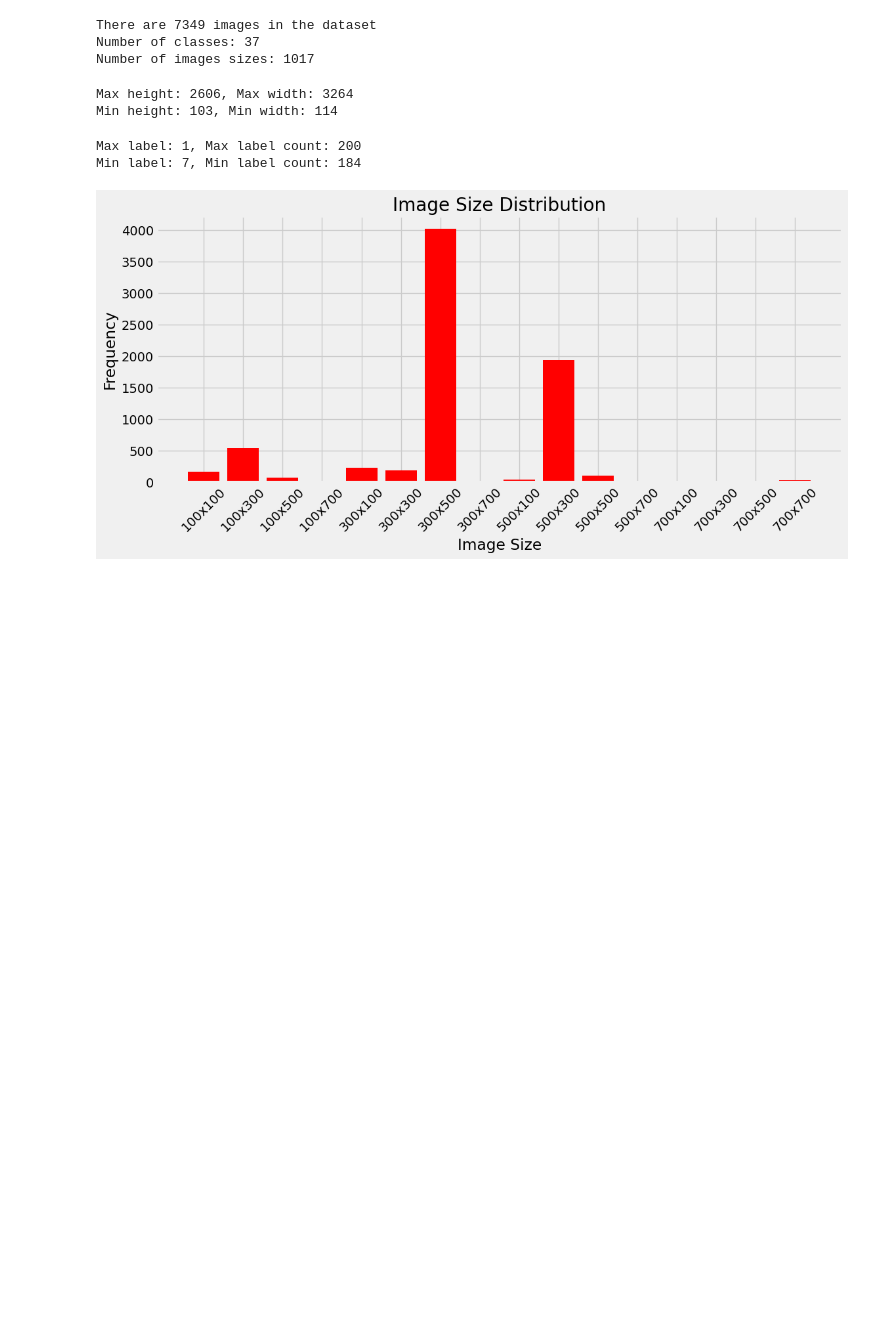
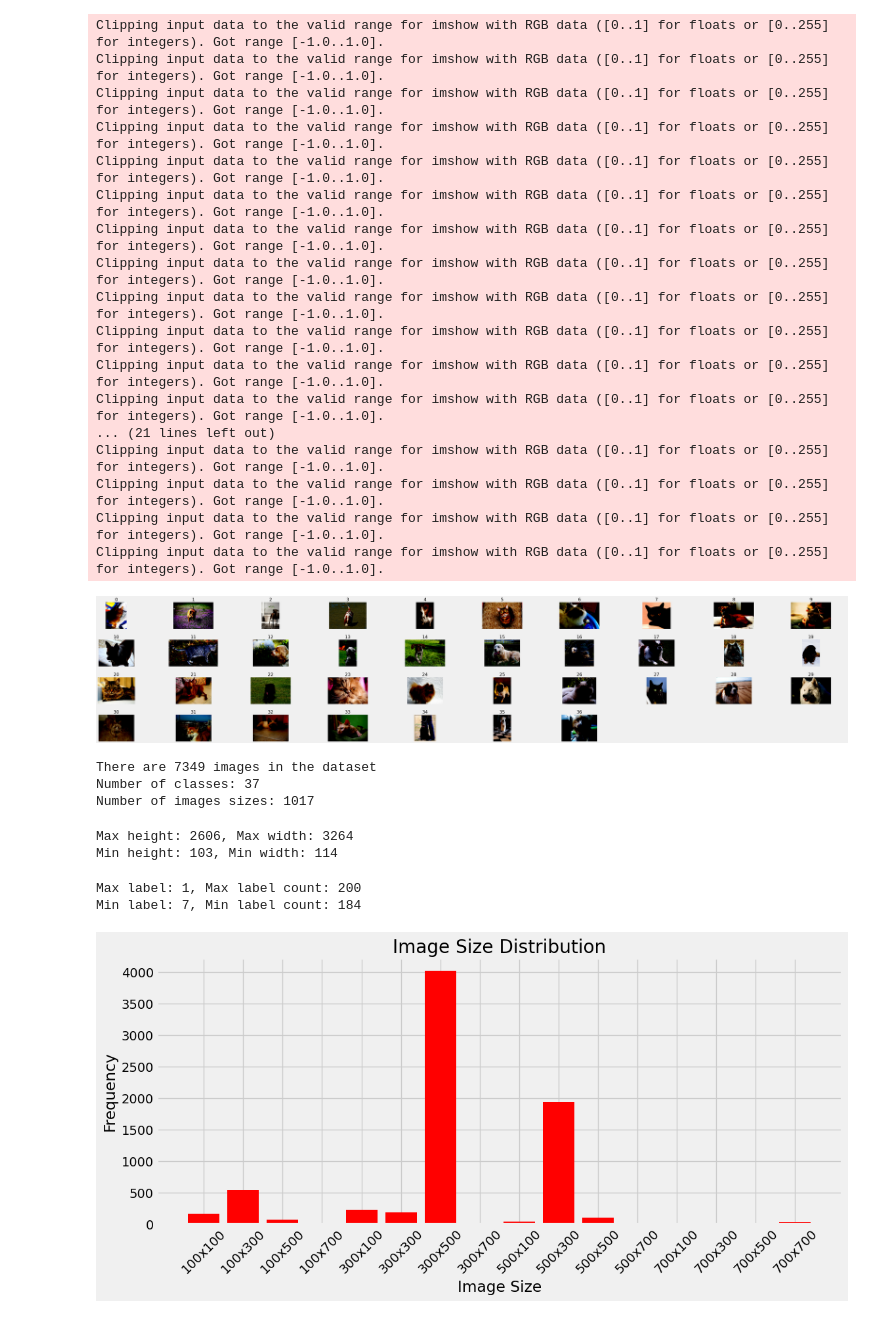
Before and after one commit to hun9008/AI_TeamProject_24FW-, a Jupyter notebook: EDA/eda.ipynb, the cells around one changed output. Cells and saved outputs as stored; diff of their text form; code cells hidden in the pictures; blank space fills up the shorter version.

Commit message:
Simple OxfordIIITPer data : add image of each label

```diff
--- a/EDA/eda.ipynb
+++ b/EDA/eda.ipynb
@@ -18,10 +18,15 @@ from collections import Counter
 
 image_size = []
 image_label = []
+unique_labels = set()
+images_to_show = []
+
 for image, label in combined_data:
     image_size.append(image.shape)
     image_label.append(label)
-
+    if label not in unique_labels:
+        images_to_show.append((image, label))
+        unique_labels.add(label)
 size_counter = Counter(image_size)
 label_counter = Counter(image_label)
 # %%
@@ -32,6 +37,41 @@ import seaborn as sns
 plt.style.use('fivethirtyeight')
 import warnings
 warnings.filterwarnings('ignore')
+# %%
+fig, axes = plt.subplots(4, 10, figsize=(50, 10))
+
+for i, (image, label) in enumerate(images_to_show):
+    row = i // 10
+    col = i % 10
+    ax = axes.flatten()[i]
+    ax.imshow(image.permute(1, 2, 0))
+    ax.axis('off')
+    ax.set_title(label)
+
+for i in range(len(images_to_show), len(axes.flatten())):
+    axes.flatten()[i].axis('off')
+
+plt.tight_layout(pad=2.0)
+plt.show()
+# %% [output]
+Clipping input data to the valid range for imshow with RGB data ([0..1] for floats or [0..255] for integers). Got range [-1.0..1.0].
+Clipping input data to the valid range for imshow with RGB data ([0..1] for floats or [0..255] for integers). Got range [-1.0..1.0].
+Clipping input data to the valid range for imshow with RGB data ([0..1] for floats or [0..255] for integers). Got range [-1.0..1.0].
+Clipping input data to the valid range for imshow with RGB data ([0..1] for floats or [0..255] for integers). Got range [-1.0..1.0].
+Clipping input data to the valid range for imshow with RGB data ([0..1] for floats or [0..255] for integers). Got range [-1.0..1.0].
+Clipping input data to the valid range for imshow with RGB data ([0..1] for floats or [0..255] for integers). Got range [-1.0..1.0].
+Clipping input data to the valid range for imshow with RGB data ([0..1] for floats or [0..255] for integers). Got range [-1.0..1.0].
+Clipping input data to the valid range for imshow with RGB data ([0..1] for floats or [0..255] for integers). Got range [-1.0..1.0].
+Clipping input data to the valid range for imshow with RGB data ([0..1] for floats or [0..255] for integers). Got range [-1.0..1.0].
+Clipping input data to the valid range for imshow with RGB data ([0..1] for floats or [0..255] for integers). Got range [-1.0..1.0].
+Clipping input data to the valid range for imshow with RGB data ([0..1] for floats or [0..255] for integers). Got range [-1.0..1.0].
+Clipping input data to the valid range for imshow with RGB data ([0..1] for floats or [0..255] for integers). Got range [-1.0..1.0].
+... (21 lines left out)
+Clipping input data to the valid range for imshow with RGB data ([0..1] for floats or [0..255] for integers). Got range [-1.0..1.0].
+Clipping input data to the valid range for imshow with RGB data ([0..1] for floats or [0..255] for integers). Got range [-1.0..1.0].
+Clipping input data to the valid range for imshow with RGB data ([0..1] for floats or [0..255] for integers). Got range [-1.0..1.0].
+Clipping input data to the valid range for imshow with RGB data ([0..1] for floats or [0..255] for integers). Got range [-1.0..1.0].
+[figure, added]
 # %%
 print(f"There are {len(combined_data)} images in the dataset")
 print(f"Number of classes: {len(label_counter)}")
```
